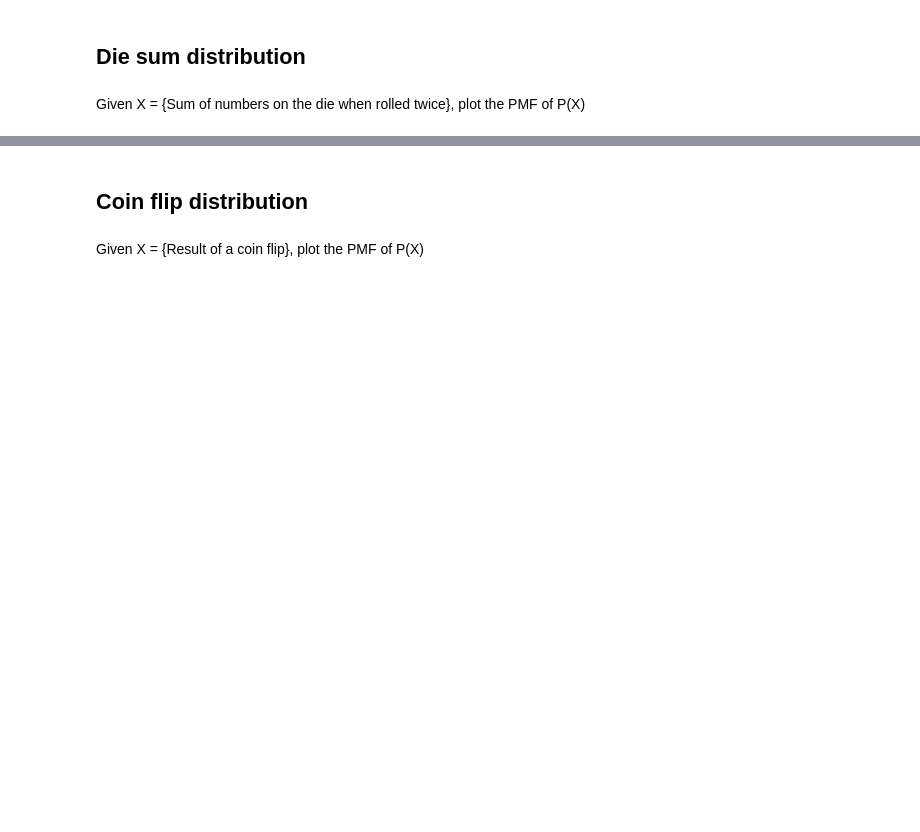
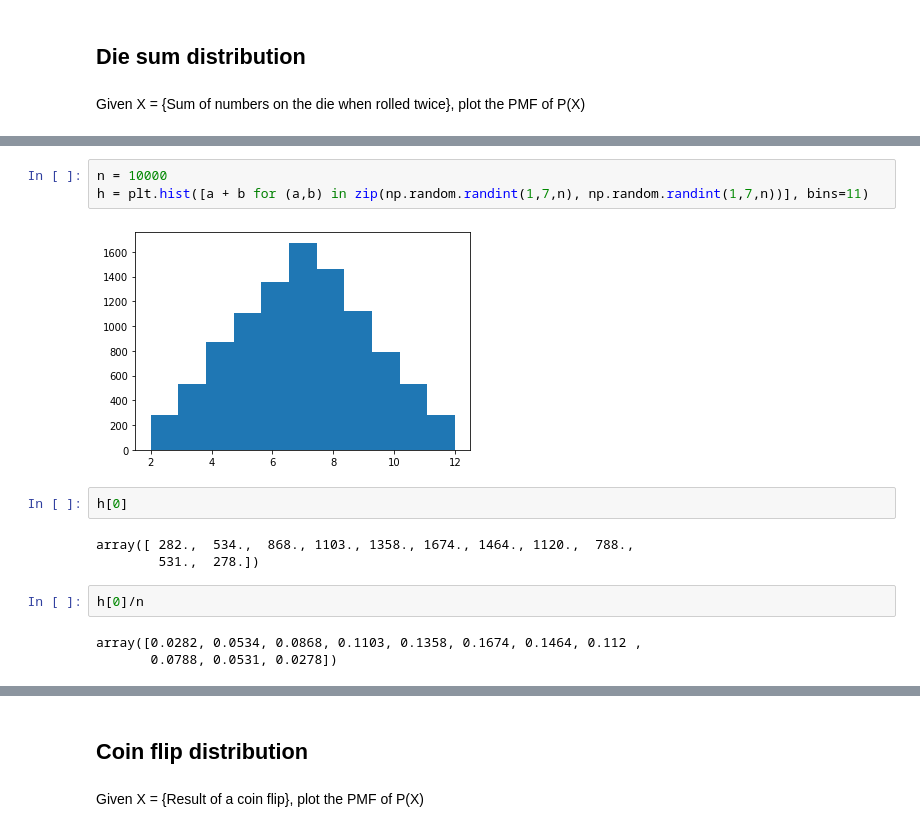
Before and after one commit to ironhack-bcn-data-pt/notebooks, a Jupyter notebook: 11.2.2.DiscreteDistributionsExercises.ipynb, the cells around one changed output, grey strips where cells are left out. Cells and saved outputs as stored; diff of their text form; blank space fills up the shorter version.

```diff
--- a/11.2.2.DiscreteDistributionsExercises.ipynb
+++ b/11.2.2.DiscreteDistributionsExercises.ipynb
@@ -29,0 +110,15 @@ Given X = {Sum of numbers on the die when rolled twice}, plot the PMF of P(X)
+# %%
+n = 10000
+h = plt.hist([a + b for (a,b) in zip(np.random.randint(1,7,n), np.random.randint(1,7,n))], bins=11)
+# %% [output]
+[figure, added]
+# %%
+h[0]
+# %% [output]
+array([ 282.,  534.,  868., 1103., 1358., 1674., 1464., 1120.,  788.,
+        531.,  278.])
+# %%
+h[0]/n
+# %% [output]
+array([0.0282, 0.0534, 0.0868, 0.1103, 0.1358, 0.1674, 0.1464, 0.112 ,
+       0.0788, 0.0531, 0.0278])
```
Also changed, not shown: parts of 55 cells of this notebook.
